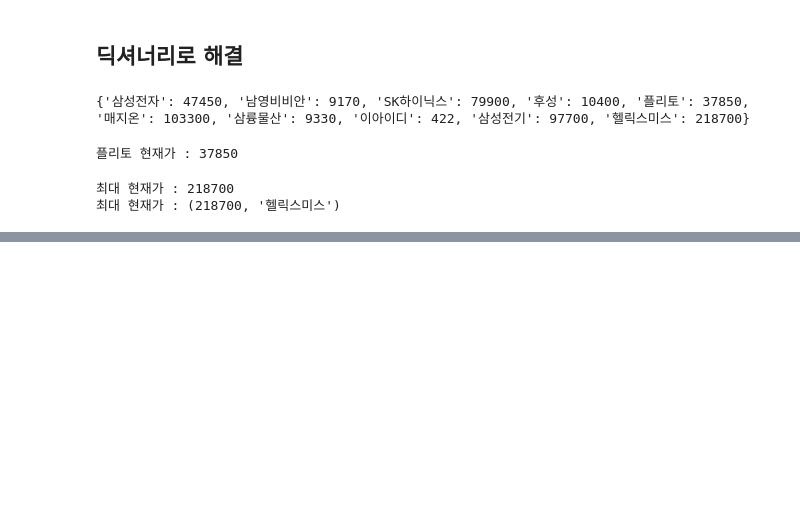
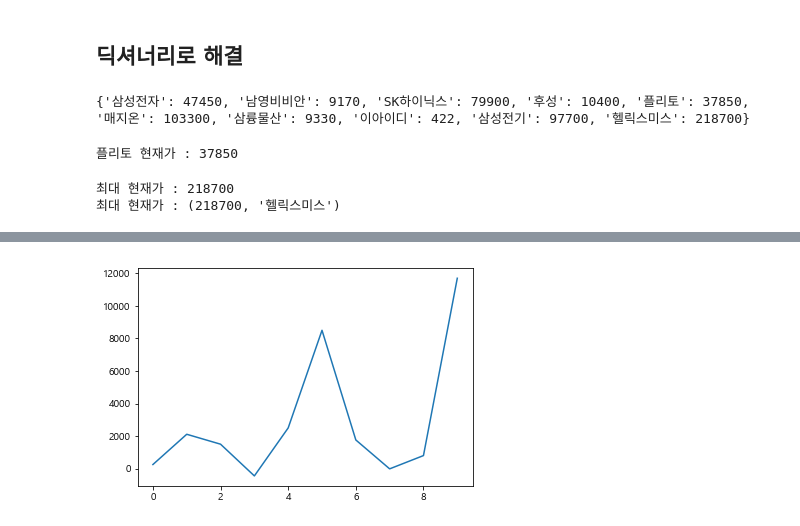
Before and after one commit to yminz/sum_python, a Jupyter notebook: py_ex01.ipynb, the cells around one changed output, grey strips where cells are left out. Drawn from its saved outputs; the diff is of its cells as text; code cells hidden in the pictures; blank space fills up the shorter version.

```diff
--- a/py_ex01.ipynb
+++ b/py_ex01.ipynb
@@ -45,0 +106,6 @@ print('최대 현재가 :',max(zip(stock_price.values(),stock_price.keys())))
+# %%
+y2=dic2.values()
+plt.plot(y2)
+plt.show()
+# %% [output]
+[figure, added]
```
Also changed, not shown: parts of 10 cells of this notebook.
